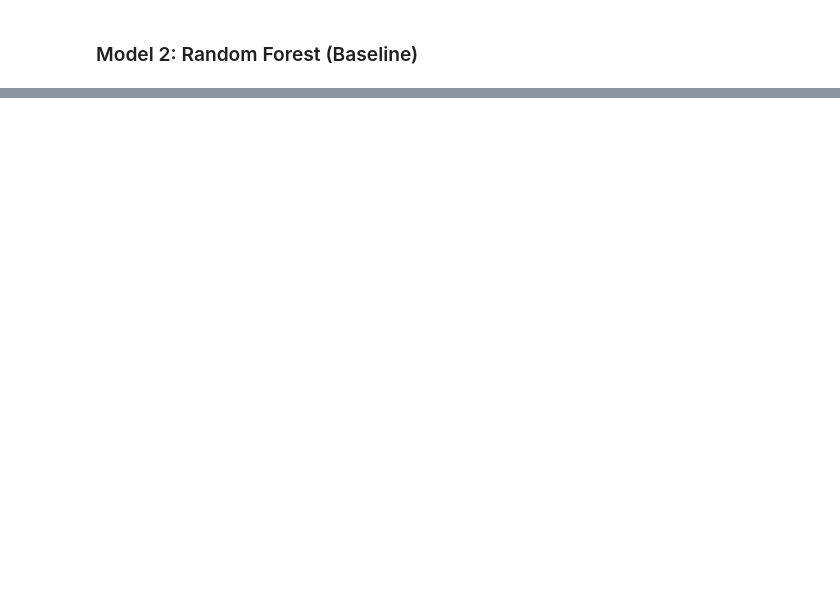
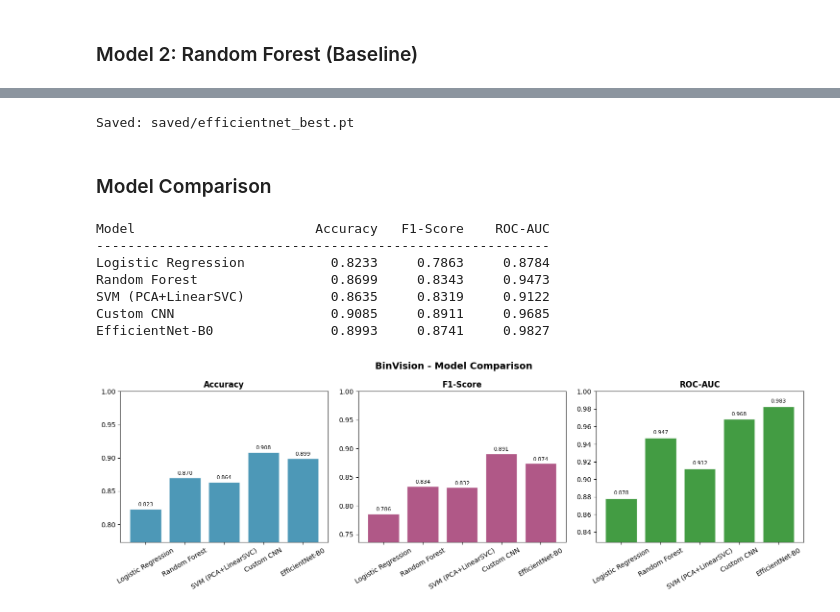
Before and after one commit to jasonk55/BinVision, a Jupyter notebook: BinVision.ipynb, the cells around one changed output, grey strips where cells are left out. Saved outputs shown, nothing was run; the diff lists cells and outputs as text; code cells hidden in the pictures; blank space fills up the shorter version.

```diff
--- a/BinVision.ipynb
+++ b/BinVision.ipynb
@@ -324,0 +511,19 @@ plt.show()
+# %%
+cnn_hist = {'tl': [], 'vl': [], 'ta': [], 'va': []}
+best_acc, best_state = 0.0, None
+
+print(f'Training CNN ({EPOCHS_CNN} epochs)...')
+for ep in range(EPOCHS_CNN):
+    t0 = time.time()
+    tl, ta = run_epoch(cnn_model, train_loader, optimizer_cnn, criterion, DEVICE, train=True)
+    vl, va = run_epoch(cnn_model, val_loader,   optimizer_cnn, criterion, DEVICE, train=False)
+    scheduler_cnn.step()
+    cnn_hist['tl'].append(tl); cnn_hist['vl'].append(vl)
+    cnn_hist['ta'].append(ta); cnn_hist['va'].append(va)
+    if va > best_acc:
+        best_acc   = va
+        best_state = copy.deepcopy(cnn_model.state_dict())
+    print(f'[{ep+1:02d}/{EPOCHS_CNN}] loss {tl:.4f}/{vl:.4f}  acc {ta:.4f}/{va:.4f}  {time.time()-t0:.1f}s')
+
+cnn_model.load_state_dict(best_state)
+print(f'Best val acc: {best_acc:.4f}')
@@ -324,0 +764,53 @@ plt.show()
+# %%
+torch.save({
+    'state_dict': en_model.state_dict(),
+    'img_size':   (EN_SIZE, EN_SIZE),
+    'class_map':  {'O': 0, 'R': 1},
+}, 'saved/efficientnet_best.pt')
+print('Saved: saved/efficientnet_best.pt')
+# %% [output]
+Saved: saved/efficientnet_best.pt
+# %% [markdown]
+### Model Comparison
+# %%
+results = [
+    ('Logistic Regression',  lr_acc,  lr_f1,  lr_roc_auc,  y_prob_lr,  y_test_flat),
+    ('Random Forest',        rf_acc,  rf_f1,  rf_roc_auc,  y_prob_rf,  y_test_flat),
+    ('SVM (PCA+LinearSVC)',  svm_acc, svm_f1, svm_roc_auc, y_prob_svm, y_test_flat),
+    ('Custom CNN',           cnn_acc, cnn_f1, cnn_roc_auc, y_prob_cnn, y_true_cnn),
+    ('EfficientNet-B0',      en_acc,  en_f1,  en_roc_auc,  y_prob_en,  y_true_en),
+]
+
+print(f'{"Model":<25} {"Accuracy":>10} {"F1-Score":>10} {"ROC-AUC":>10}')
+print('-' * 58)
+for name, acc, f1, auc, _, _ in results:
+    print(f'{name:<25} {acc:>10.4f} {f1:>10.4f} {auc:>10.4f}')
+
+fig, axes = plt.subplots(1, 3, figsize=(15, 5))
+names   = [r[0] for r in results]
+metrics = [('Accuracy', [r[1] for r in results], '#2E86AB'),
+           ('F1-Score', [r[2] for r in results], '#A23B72'),
+           ('ROC-AUC',  [r[3] for r in results], '#228B22')]
+
+for ax, (label, vals, color) in zip(axes, metrics):
+    bars = ax.bar(names, vals, color=color, alpha=0.85, edgecolor='white')
+    ax.set_ylim(min(vals) - 0.05, 1.0)
+    ax.set_title(label, fontweight='bold')
+    ax.tick_params(axis='x', rotation=30)
+    for bar, val in zip(bars, vals):
+        ax.text(bar.get_x() + bar.get_width()/2, bar.get_height() + 0.003,
+                f'{val:.3f}', ha='center', va='bottom', fontsize=8)
+
+plt.suptitle('BinVision - Model Comparison', fontsize=14, fontweight='bold')
+plt.tight_layout()
+plt.savefig('model_comparison.png', dpi=150, bbox_inches='tight')
+plt.show()
+# %% [output]
+Model                       Accuracy   F1-Score    ROC-AUC
+----------------------------------------------------------
+Logistic Regression           0.8233     0.7863     0.8784
+Random Forest                 0.8699     0.8343     0.9473
+SVM (PCA+LinearSVC)           0.8635     0.8319     0.9122
+Custom CNN                    0.9085     0.8911     0.9685
+EfficientNet-B0               0.8993     0.8741     0.9827
+[figure, added]
```
Also changed, not shown: parts of 24 cells of this notebook.
